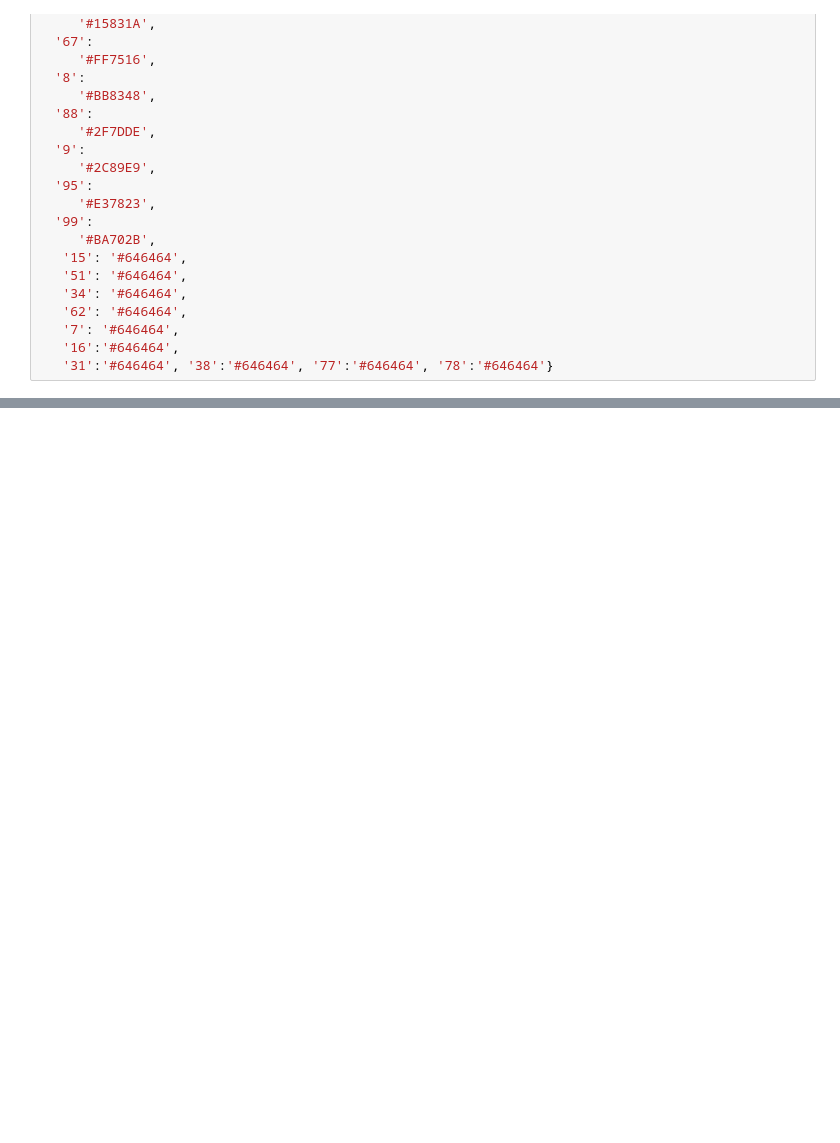
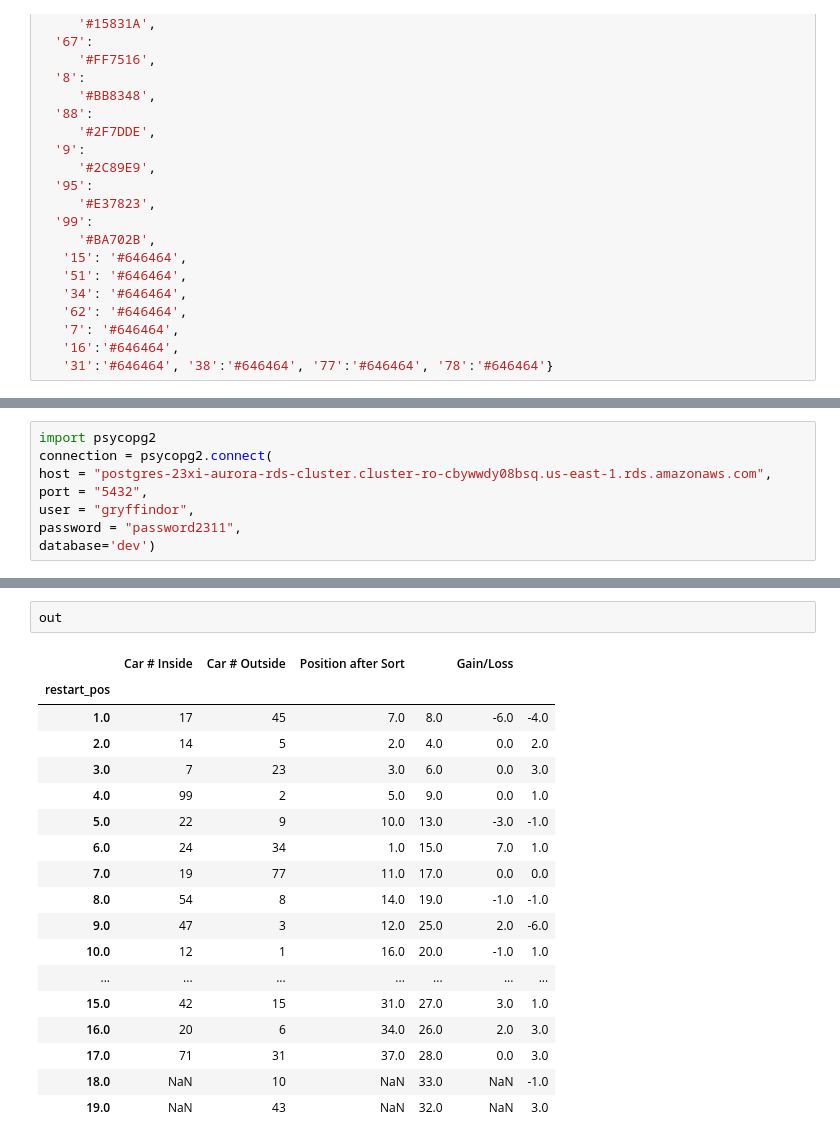
Before and after one commit to vectorob/flights, a Jupyter notebook: OneDrive - 23XI Racing/Desktop/Restarts/restart_check.ipynb, the cells around one changed output, grey strips where cells are left out. Saved outputs shown, nothing was run; the diff lists cells and outputs as text; blank space fills up the shorter version.

```diff
--- a/OneDrive - 23XI Racing/Desktop/Restarts/restart_check.ipynb
+++ b/OneDrive - 23XI Racing/Desktop/Restarts/restart_check.ipynb
@@ -116,0 +93,8 @@ FileNotFoundError: [Errno 2] No such file or directory: '../Restarts/24LAC1 Drie
+# %%
+import psycopg2
+connection = psycopg2.connect(
+host = "postgres-23xi-aurora-rds-cluster.cluster-ro-cbywwdy08bsq.us-east-1.rds.amazonaws.com",
+port = "5432",
+user = "gryffindor",
+password = "password2311",
+database='dev')
@@ -116,0 +229,21 @@ FileNotFoundError: [Errno 2] No such file or directory: '../Restarts/24LAC1 Drie
+# %%
+out
+# %% [output]
+|  | Car # Inside | Car # Outside | Position after Sort |  | Gain/Loss |  |
+| restart_pos |  |  |  |  |  |  |
+| 1.0 | 17 | 45 | 7.0 | 8.0 | -6.0 | -4.0 |
+| 2.0 | 14 | 5 | 2.0 | 4.0 | 0.0 | 2.0 |
+| 3.0 | 7 | 23 | 3.0 | 6.0 | 0.0 | 3.0 |
+| 4.0 | 99 | 2 | 5.0 | 9.0 | 0.0 | 1.0 |
+| 5.0 | 22 | 9 | 10.0 | 13.0 | -3.0 | -1.0 |
+| 6.0 | 24 | 34 | 1.0 | 15.0 | 7.0 | 1.0 |
+| 7.0 | 19 | 77 | 11.0 | 17.0 | 0.0 | 0.0 |
+| 8.0 | 54 | 8 | 14.0 | 19.0 | -1.0 | -1.0 |
+| 9.0 | 47 | 3 | 12.0 | 25.0 | 2.0 | -6.0 |
+| 10.0 | 12 | 1 | 16.0 | 20.0 | -1.0 | 1.0 |
+| ... | ... | ... | ... | ... | ... | ... |
+| 15.0 | 42 | 15 | 31.0 | 27.0 | 3.0 | 1.0 |
+| 16.0 | 20 | 6 | 34.0 | 26.0 | 2.0 | 3.0 |
+| 17.0 | 71 | 31 | 37.0 | 28.0 | 0.0 | 3.0 |
+| 18.0 | NaN | 10 | NaN | 33.0 | NaN | -1.0 |
+| 19.0 | NaN | 43 | NaN | 32.0 | NaN | 3.0 |
```
Also changed, not shown: parts of 20 cells of this notebook, 6 other files.
